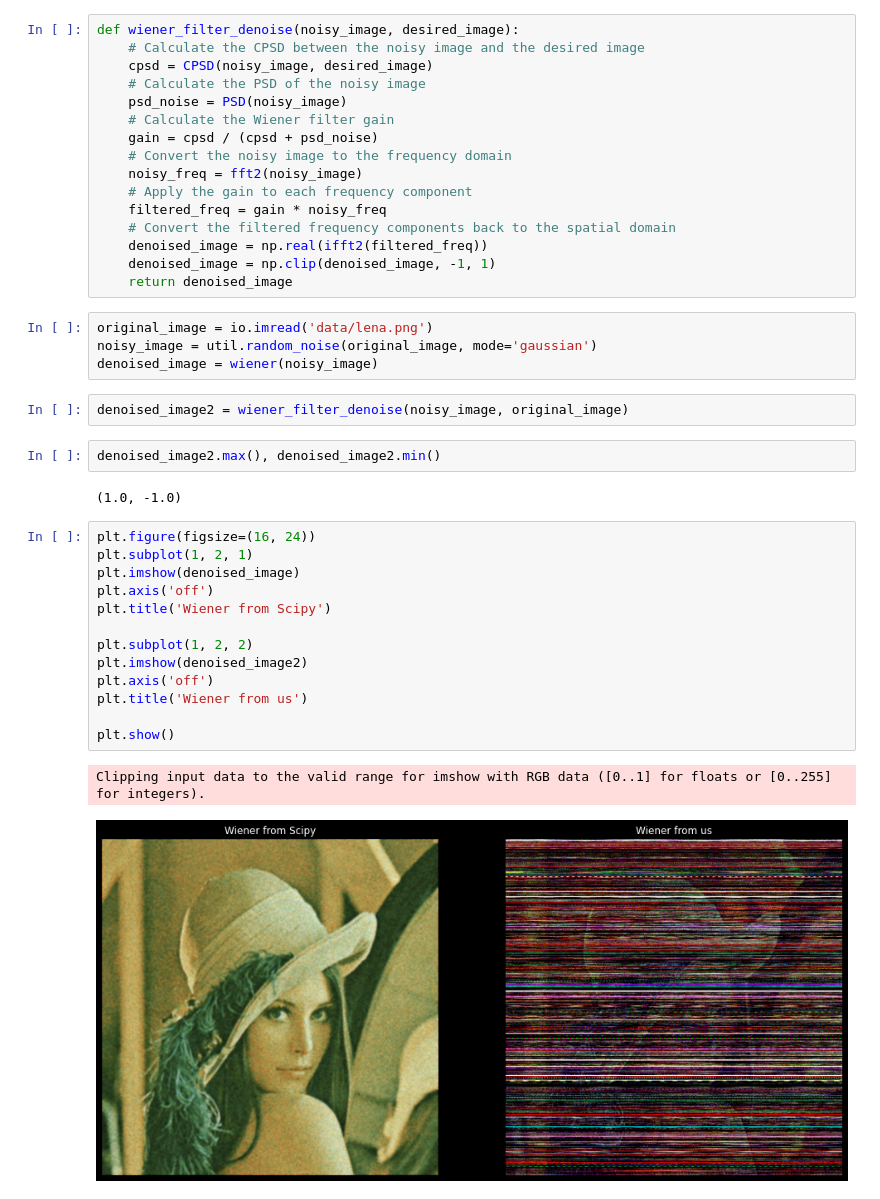
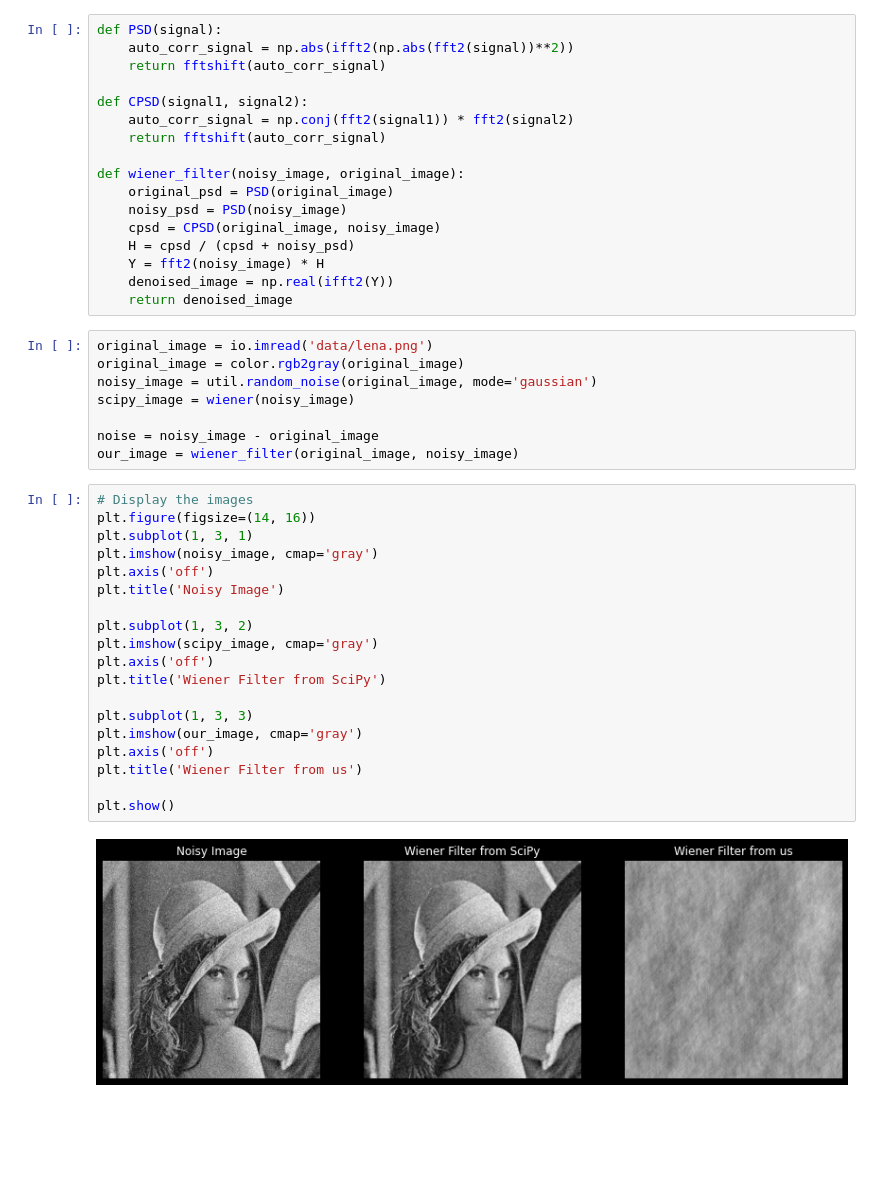
Before and after one commit to SteveAndMore/Wiener-Filter, a Jupyter notebook: Wiener-filter.ipynb, the cells around one changed output. Saved outputs shown, nothing was run; the diff lists cells and outputs as text; blank space fills up the shorter version.

```diff
--- a/Wiener-filter.ipynb
+++ b/Wiener-filter.ipynb
@@ -18,44 +10,48 @@ def CPSD(signal1, signal2):
-# %%
-def wiener_filter_denoise(noisy_image, desired_image):
-    # Calculate the CPSD between the noisy image and the desired image
-    cpsd = CPSD(noisy_image, desired_image)
-    # Calculate the PSD of the noisy image
-    psd_noise = PSD(noisy_image)
-    # Calculate the Wiener filter gain
-    gain = cpsd / (cpsd + psd_noise)
-    # Convert the noisy image to the frequency domain
-    noisy_freq = fft2(noisy_image)
-    # Apply the gain to each frequency component
-    filtered_freq = gain * noisy_freq
-    # Convert the filtered frequency components back to the spatial domain
-    denoised_image = np.real(ifft2(filtered_freq))
-    denoised_image = np.clip(denoised_image, -1, 1)
-    return denoised_image
+# %%
+def PSD(signal):
+    auto_corr_signal = np.abs(ifft2(np.abs(fft2(signal))**2))
+    return fftshift(auto_corr_signal)
+
+def CPSD(signal1, signal2):
+    auto_corr_signal = np.conj(fft2(signal1)) * fft2(signal2)
+    return fftshift(auto_corr_signal)
+
+def wiener_filter(noisy_image, original_image):
+    original_psd = PSD(original_image)
+    noisy_psd = PSD(noisy_image)
+    cpsd = CPSD(original_image, noisy_image)
+    H = cpsd / (cpsd + noisy_psd)
+    Y = fft2(noisy_image) * H
+    denoised_image = np.real(ifft2(Y))
+    return denoised_image
 # %%
 original_image = io.imread('data/lena.png')
+original_image = color.rgb2gray(original_image)
 noisy_image = util.random_noise(original_image, mode='gaussian')
-denoised_image = wiener(noisy_image)
+scipy_image = wiener(noisy_image)
+
+noise = noisy_image - original_image
+our_image = wiener_filter(original_image, noisy_image)
-# %%
-denoised_image2 = wiener_filter_denoise(noisy_image, original_image)
-# %%
-denoised_image2.max(), denoised_image2.min()
-# %% [output]
-(1.0, -1.0)
 # %%
-plt.figure(figsize=(16, 24))
-plt.subplot(1, 2, 1)
-plt.imshow(denoised_image)
+# Display the images
+plt.figure(figsize=(14, 16))
+plt.subplot(1, 3, 1)
+plt.imshow(noisy_image, cmap='gray')
 plt.axis('off')
-plt.title('Wiener from Scipy')
+plt.title('Noisy Image')
 
-plt.subplot(1, 2, 2)
-plt.imshow(denoised_image2)
+plt.subplot(1, 3, 2)
+plt.imshow(scipy_image, cmap='gray')
 plt.axis('off')
-plt.title('Wiener from us')
+plt.title('Wiener Filter from SciPy')
+
+plt.subplot(1, 3, 3)
+plt.imshow(our_image, cmap='gray')
+plt.axis('off')
+plt.title('Wiener Filter from us')
 
 plt.show()
 # %% [output]
-Clipping input data to the valid range for imshow with RGB data ([0..1] for floats or [0..255] for integers).
-[figure, old version]
+[figure, new version]
 # %%
 original_image = img_as_ubyte(original_image)
```
Also changed, not shown: parts of 4 cells of this notebook.
